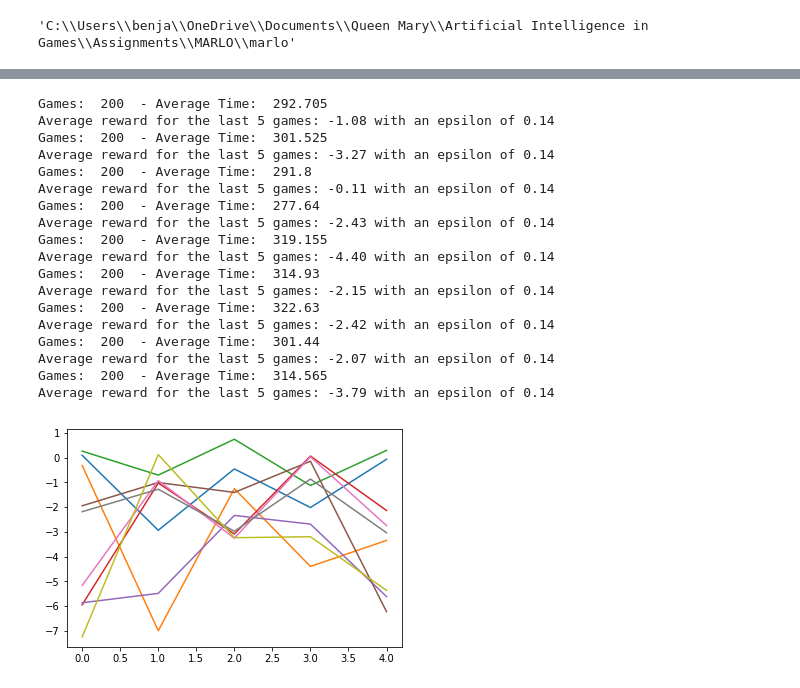
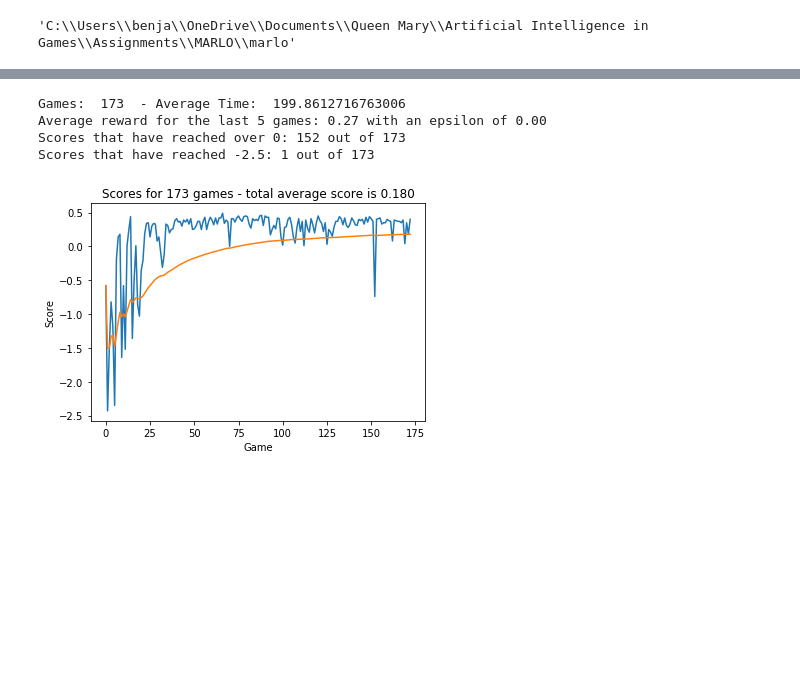
Before and after one commit to mattthelee/Marlo-Double-DQN, a Jupyter notebook: marloAnalysis.ipynb, the cells around one changed output, grey strips where cells are left out. Saved outputs shown, nothing was run; the diff lists cells and outputs as text; code cells hidden in the pictures; blank space fills up the shorter version.

```diff
--- a/marloAnalysis.ipynb
+++ b/marloAnalysis.ipynb
@@ -141,43 +134,37 @@ def printGrid(xs,zs,Qtable):
+# %%
+plotScores("QLearning_completeAction\Results_Alpha_0_8_Gamma_1_Decay_0_97.csv")
+# %% [output]
+Games:  173  - Average Time:  199.8612716763006
+Average reward for the last 5 games: 0.27 with an epsilon of 0.00
+Scores that have reached over 0: 152 out of 173
+Scores that have reached -2.5: 1 out of 173
+[figure, added]
 # %%
-
-
-file_list = [
-    "Qlearning_data/Results_Alpha_0_08_Gamma_0_8_Decay_0_99.csv",
-    "Qlearning_data/Results_Alpha_0_08_Gamma_1_Decay_0_99.csv",
-    "Qlearning_data/Results_Alpha_0_08_Gamma_0_5_Decay_0_99.csv",
-    "Qlearning_data/Results_Alpha_0_01_Gamma_1_Decay_0_99.csv",
-    "Qlearning_data/Results_Alpha_0_01_Gamma_0_8_Decay_0_99.csv",
-    "Qlearning_data/Results_Alpha_0_01_Gamma_0_5_Decay_0_99.csv",
-    "Qlearning_data/Results_Alpha_0_1_Gamma_1_Decay_0_99.csv",
-    "Qlearning_data/Results_Alpha_0_1_Gamma_0_8_Decay_0_99.csv",
-    "Qlearning_data/Results_Alpha_0_1_Gamma_0_5_Decay_0_99.csv"
-]
-for file in file_list:
+def plotScores(file):
     my_data = genfromtxt(file, delimiter=',')
-    y = [x[0] for x in my_data]
+    scores = [x[0] for x in my_data]
     time = [x[2] for x in my_data]
     epsilon = [x[-1] for x in my_data]
 
-    print("Games: " , str(len(y)), " - Average Time: ", str(sum(time)/len(y)))
-    print("Average reward for the last 5 games: %.2f with an epsilon of %.2f" % (sum(y[-5:])/5, epsilon[-1]))
-    plt.plot(y[-5:]) # Plot shown when learning with epsilon decay at 0.99
+    print("Games: " , str(len(scores)), " - Average Time: ", str(sum(time)/len(scores)))
+    print("Average reward for the last 5 games: %.2f with an epsilon of %.2f" % (sum(scores[-5:])/5, epsilon[-1]))
+    plt.plot(scores);
+
+    lowCount = 0
+    highCount = 0
+    for score in scores:
+        if score < -2.4:
+            lowCount += 1
+        if score > 0:
+            highCount += 1
+    print("Scores that have reached over 0: %s out of %s"%(highCount,len(scores)))
+    print("Scores that have reached -2.5: %s out of %s"%(lowCount,len(scores)))
+
+    averageScores = []
+    for i,score in enumerate(scores):
+        averageScores.append((sum(scores[:(i+1)])/(i+1)))
+
+    plt.plot(averageScores);
+    plt.title("Scores for %s games - total average score is %.3f"%(len(averageScores),averageScores[-1]));
+    plt.xlabel("Game");
+    plt.ylabel("Score");
-# %% [output]
-Games:  200  - Average Time:  292.705
-Average reward for the last 5 games: -1.08 with an epsilon of 0.14
-Games:  200  - Average Time:  301.525
-Average reward for the last 5 games: -3.27 with an epsilon of 0.14
-Games:  200  - Average Time:  291.8
-Average reward for the last 5 games: -0.11 with an epsilon of 0.14
-Games:  200  - Average Time:  277.64
-Average reward for the last 5 games: -2.43 with an epsilon of 0.14
-Games:  200  - Average Time:  319.155
-Average reward for the last 5 games: -4.40 with an epsilon of 0.14
-Games:  200  - Average Time:  314.93
-Average reward for the last 5 games: -2.15 with an epsilon of 0.14
-Games:  200  - Average Time:  322.63
-Average reward for the last 5 games: -2.42 with an epsilon of 0.14
-Games:  200  - Average Time:  301.44
-Average reward for the last 5 games: -2.07 with an epsilon of 0.14
-Games:  200  - Average Time:  314.565
-Average reward for the last 5 games: -3.79 with an epsilon of 0.14
-[figure, removed]
```
Also changed, not shown: parts of 14 cells of this notebook, 8 other files.
